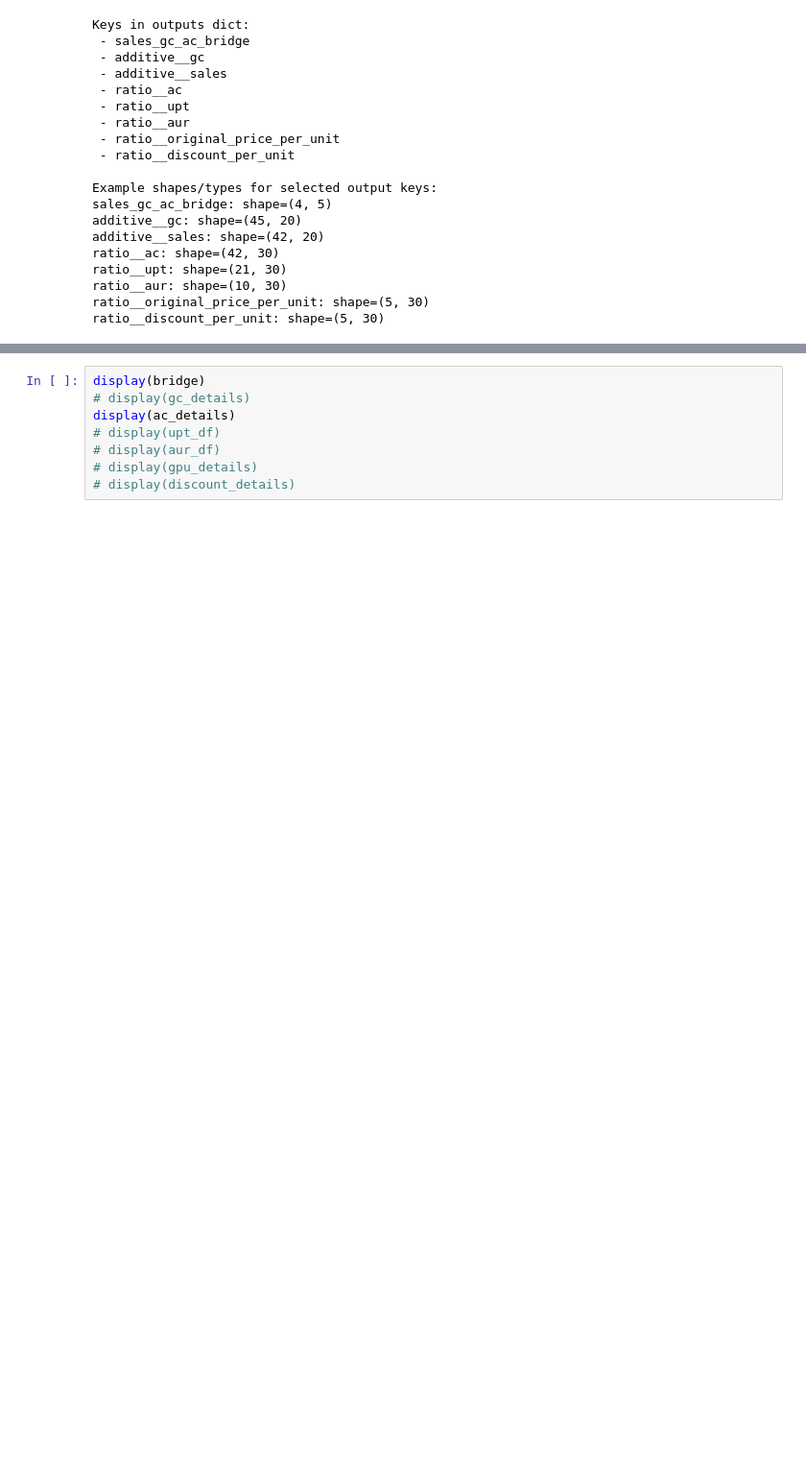
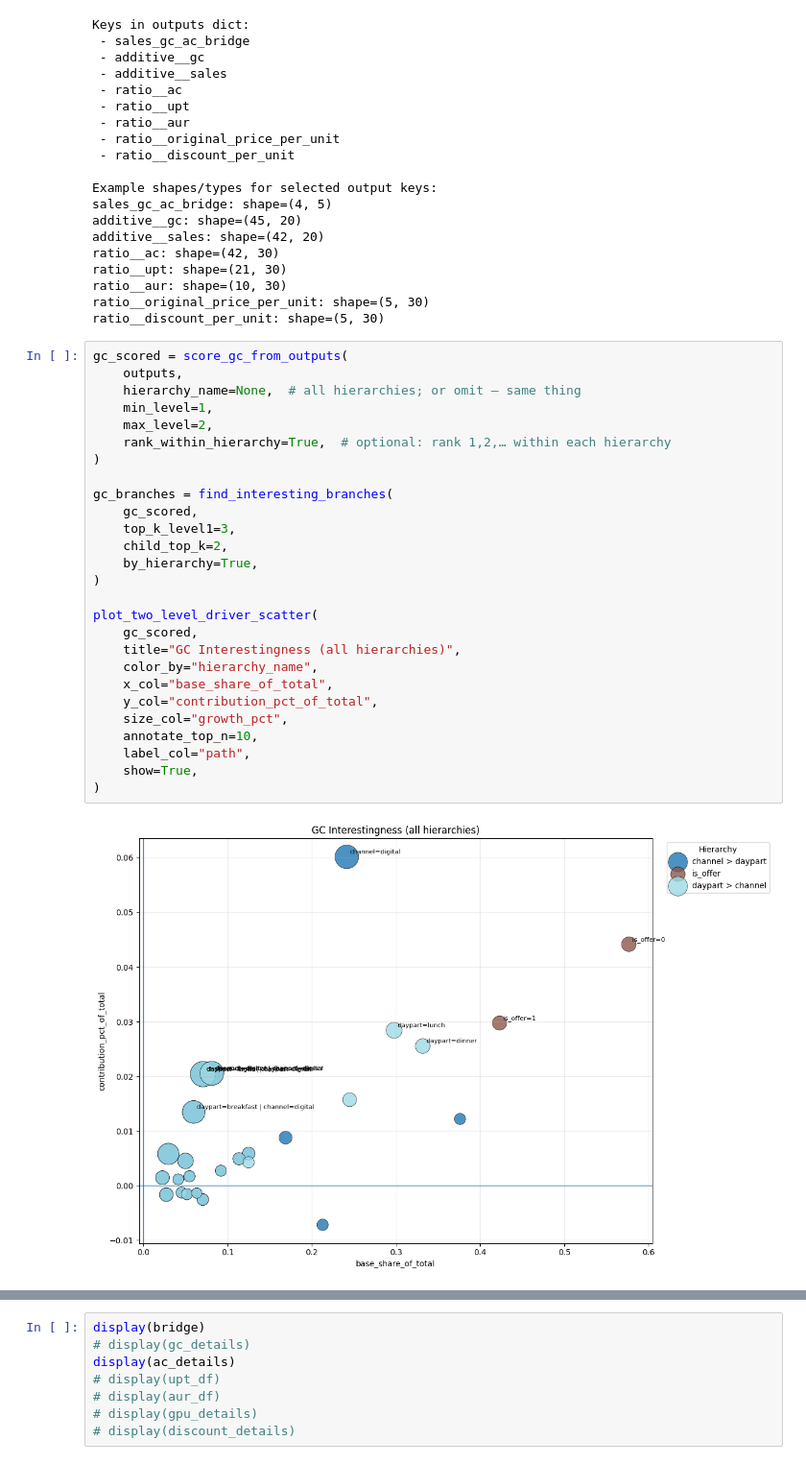
Before and after one commit to lucyq228/framework, a Jupyter notebook: accounting_based/accounting_based_analysis.ipynb, the cells around one changed output, grey strips where cells are left out. Shown at 96% size. Cells and saved outputs as stored; diff of their text form; blank space fills up the shorter version.

```diff
--- a/accounting_based/accounting_based_analysis.ipynb
+++ b/accounting_based/accounting_based_analysis.ipynb
@@ -210,3 +211,32 @@ ratio__upt: shape=(21, 30)
 ratio__aur: shape=(10, 30)
 ratio__original_price_per_unit: shape=(5, 30)
 ratio__discount_per_unit: shape=(5, 30)
+# %%
+gc_scored = score_gc_from_outputs(
+    outputs,
+    hierarchy_name=None,  # all hierarchies; or omit — same thing
+    min_level=1,
+    max_level=2,
+    rank_within_hierarchy=True,  # optional: rank 1,2,… within each hierarchy
+)
+
+gc_branches = find_interesting_branches(
+    gc_scored,
+    top_k_level1=3,
+    child_top_k=2,
+    by_hierarchy=True,
+)
+
+plot_two_level_driver_scatter(
+    gc_scored,
+    title="GC Interestingness (all hierarchies)",
+    color_by="hierarchy_name",
+    x_col="base_share_of_total",
+    y_col="contribution_pct_of_total",
+    size_col="growth_pct",
+    annotate_top_n=10,
+    label_col="path",
+    show=True,
+)
+# %% [output]
+[figure, added]
```
Also changed, not shown: parts of 6 cells of this notebook, 1 other file.
